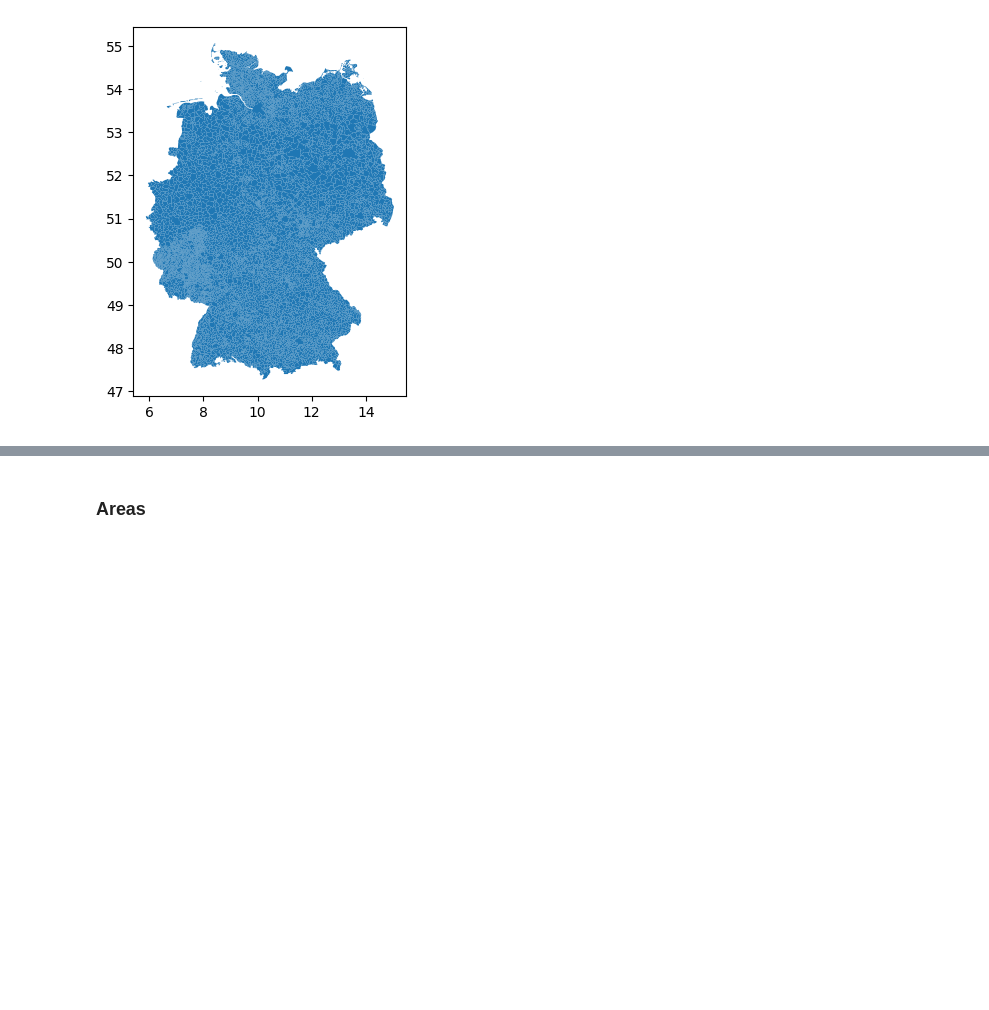
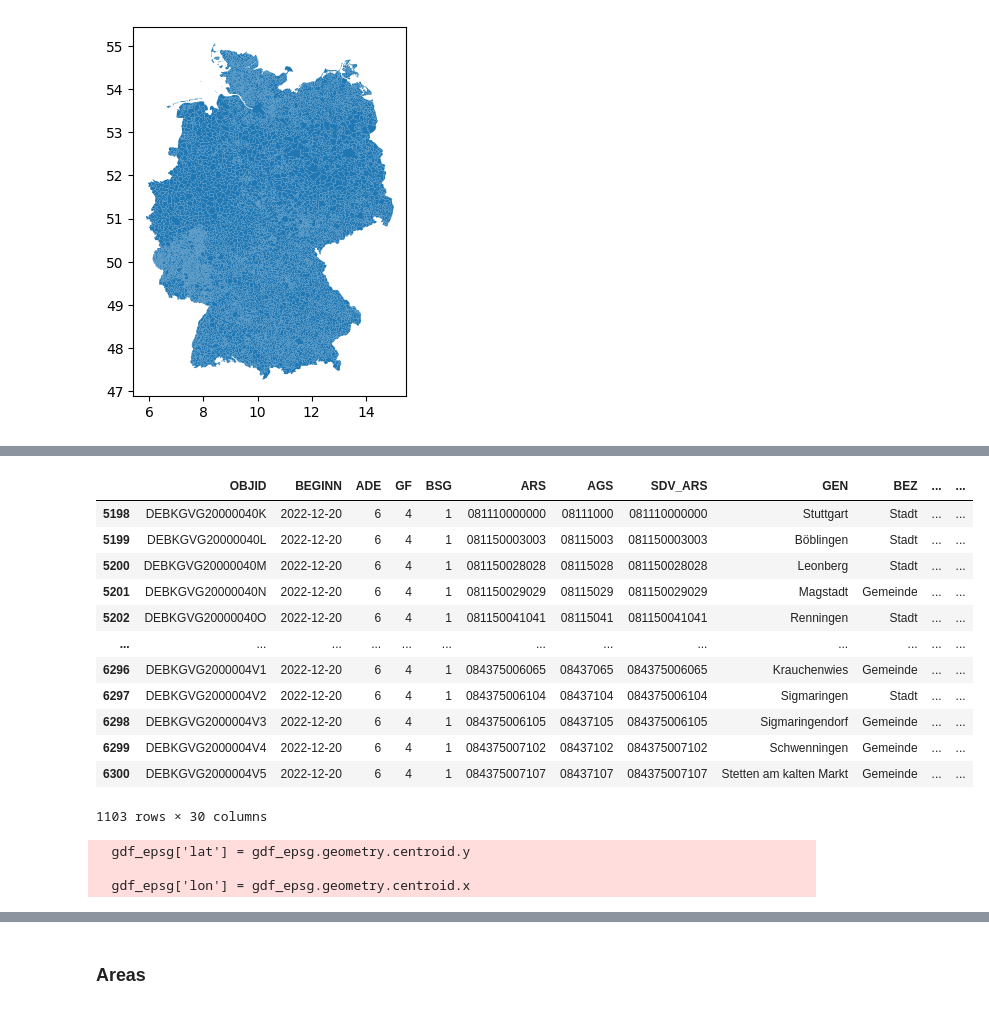
Before and after one commit to JErenci/ditto_v2, a Jupyter notebook: JupNB/gen_map_adm/gen_areas.ipynb, the cells around one changed output, grey strips where cells are left out. Saved outputs shown, nothing was run; the diff lists cells and outputs as text; code cells hidden in the pictures; blank space fills up the shorter version.

Commit message:
Draft 5 gem_areas JupNB - fix outside gemeinde

```diff
--- a/JupNB/gen_map_adm/gen_areas.ipynb
+++ b/JupNB/gen_map_adm/gen_areas.ipynb
@@ -303,0 +164,72 @@ r=POLYGON ((42.08993216059187 0, 42.0894991133638 -0.0088148896201318, 42.088204
+# %%
+gdf_bl = gdf_de[gdf_de['SN_L'] == '08'] # Baden-Württemberg
+gdf_de = gdf_bl
+gdf_de# gdf_bw = gdf_bw['']
+# %% [output]
+|  | OBJID | BEGINN | ADE | GF | BSG | ARS | AGS | SDV_ARS | GEN | BEZ | ... | ... |
+| 5198 | DEBKGVG20000040K | 2022-12-20 | 6 | 4 | 1 | 081110000000 | 08111000 | 081110000000 | Stuttgart | Stadt | ... | ... |
+| 5199 | DEBKGVG20000040L | 2022-12-20 | 6 | 4 | 1 | 081150003003 | 08115003 | 081150003003 | Böblingen | Stadt | ... | ... |
+| 5200 | DEBKGVG20000040M | 2022-12-20 | 6 | 4 | 1 | 081150028028 | 08115028 | 081150028028 | Leonberg | Stadt | ... | ... |
+| 5201 | DEBKGVG20000040N | 2022-12-20 | 6 | 4 | 1 | 081150029029 | 08115029 | 081150029029 | Magstadt | Gemeinde | ... | ... |
+| 5202 | DEBKGVG20000040O | 2022-12-20 | 6 | 4 | 1 | 081150041041 | 08115041 | 081150041041 | Renningen | Stadt | ... | ... |
+| ... | ... | ... | ... | ... | ... | ... | ... | ... | ... | ... | ... | ... |
+| 6296 | DEBKGVG2000004V1 | 2022-12-20 | 6 | 4 | 1 | 084375006065 | 08437065 | 084375006065 | Krauchenwies | Gemeinde | ... | ... |
+| 6297 | DEBKGVG2000004V2 | 2022-12-20 | 6 | 4 | 1 | 084375006104 | 08437104 | 084375006104 | Sigmaringen | Stadt | ... | ... |
+| 6298 | DEBKGVG2000004V3 | 2022-12-20 | 6 | 4 | 1 | 084375006105 | 08437105 | 084375006105 | Sigmaringendorf | Gemeinde | ... | ... |
+| 6299 | DEBKGVG2000004V4 | 2022-12-20 | 6 | 4 | 1 | 084375007102 | 08437102 | 084375007102 | Schwenningen | Gemeinde | ... | ... |
+| 6300 | DEBKGVG2000004V5 | 2022-12-20 | 6 | 4 | 1 | 084375007107 | 08437107 | 084375007107 | Stetten am kalten Markt | Gemeinde | ... | ... |
+1103 rows × 30 columns
+# %%
+l_epsg = [
+    # 6933,
+        #   3857,    ## metric coordinate system
+        #   3310,
+          4326,
+]
+l_color = ['green',
+           'red',
+           'black'
+           ]
+l_cols_non_serializable = [
+    # 'centroid',  # Geometry Points
+    'WSK','BEGINN', # Datetimes
+]
+
+
+lat = 48
+lon = 9
+radius = 30000
+
+dict_gdf_de = {}
+
+for epsg in l_epsg:
+    gdf_epsg = gdf_de.to_crs(epsg=4326)
+
+    if epsg == 4326:
+        epsg_proj = 6933
+    else:
+        epsg_proj = epsg
+
+    gdf_projected = gdf_epsg.to_crs(epsg=6933)
+    gdf_epsg['KFL_GPD'] = round(gdf_projected.geometry.area / 10**6, 2)
+
+    gdf_epsg = gdf_epsg.to_crs(epsg=4326)
+
+    # gdf_epsg['centroid'] = gdf_epsg.geometry.centroid
+    gdf_epsg['lat'] = gdf_epsg.geometry.centroid.y
+    gdf_epsg['lon'] = gdf_epsg.geometry.centroid.x
+
+
+    gdf_epsg = gdf_epsg.to_crs(epsg=epsg_proj)
+    dict_gdf_de[epsg] = gdf_epsg
+
+# # Compute the centroid of each geometry
+# gdf_de['centroid'] = gdf_de['geometry'].centroid
+# # Extract latitude and longitude from the Point geometries
+# gdf_de['lon'] = gdf_de['geometry'].centroid.x
+# gdf_de['lat'] = gdf_de['geometry'].centroid.y
+# # dict_gdf_de[3857] = gdf_de.to_crs(epsg=3857)
+# %% [output]
+  gdf_epsg['lat'] = gdf_epsg.geometry.centroid.y
+
+  gdf_epsg['lon'] = gdf_epsg.geometry.centroid.x
```
Also changed, not shown: parts of 55 cells of this notebook.
